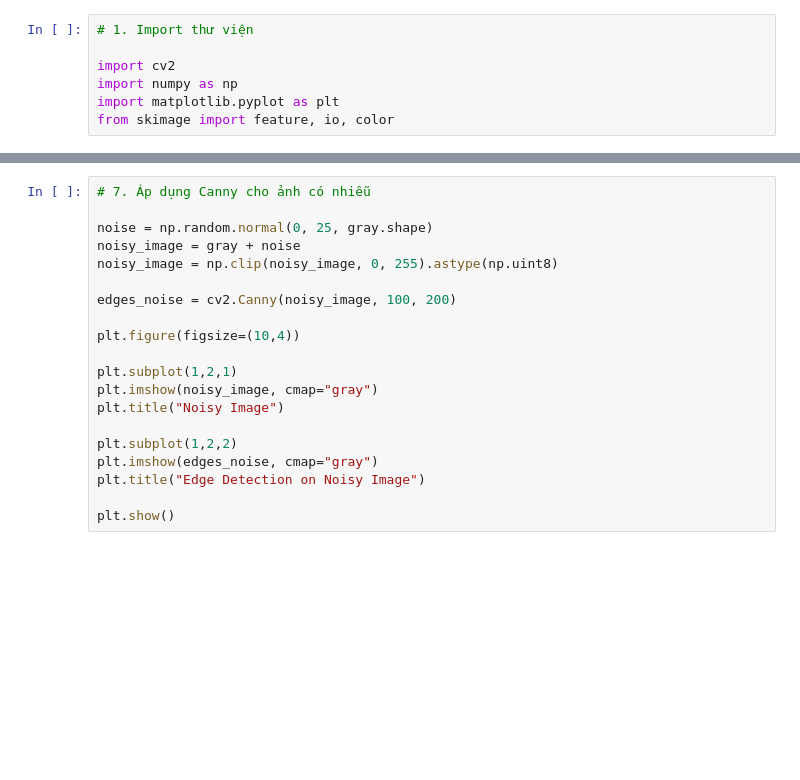
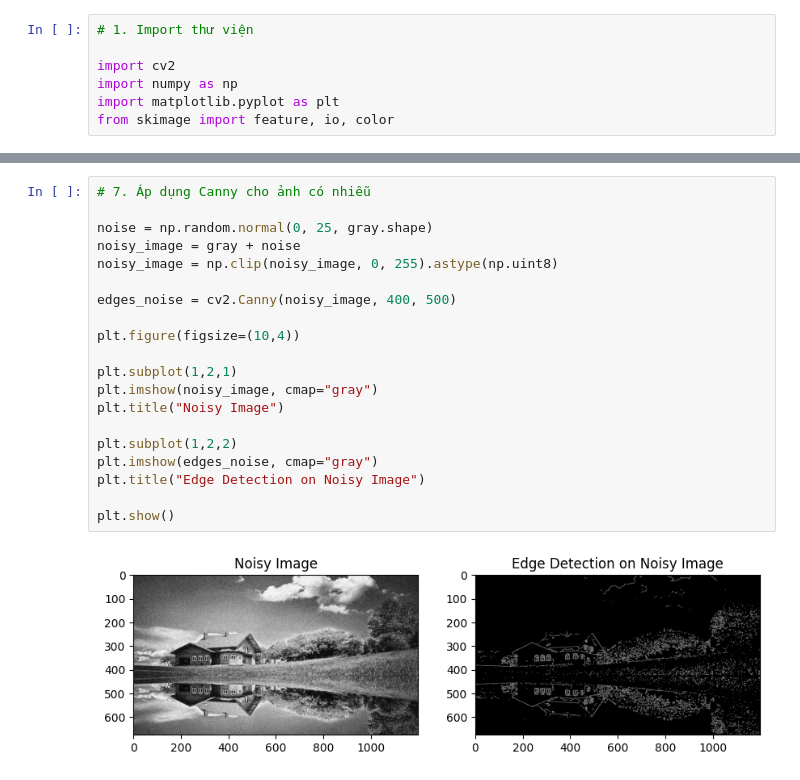
Before and after one commit to hongnhuanwork/IPCV_Group3_Lab, a Jupyter notebook: lab03/lab03.ipynb, the cells around one changed output, grey strips where cells are left out. Drawn from its saved outputs; the diff is of its cells as text; blank space fills up the shorter version.

```diff
--- a/lab03/lab03.ipynb
+++ b/lab03/lab03.ipynb
@@ -76,23 +89,25 @@ plt.show()
 # %%
 # 7. Áp dụng Canny cho ảnh có nhiễu
 
 noise = np.random.normal(0, 25, gray.shape)
 noisy_image = gray + noise
 noisy_image = np.clip(noisy_image, 0, 255).astype(np.uint8)
 
-edges_noise = cv2.Canny(noisy_image, 100, 200)
+edges_noise = cv2.Canny(noisy_image, 400, 500)
 
 plt.figure(figsize=(10,4))
 
 plt.subplot(1,2,1)
 plt.imshow(noisy_image, cmap="gray")
 plt.title("Noisy Image")
 
 plt.subplot(1,2,2)
 plt.imshow(edges_noise, cmap="gray")
 plt.title("Edge Detection on Noisy Image")
 
 plt.show()
+# %% [output]
+[figure, added]
 # %%
 # 8. Ảnh có độ tương phản thấp
 
```
Also changed, not shown: parts of 9 cells of this notebook, 3 other files.
